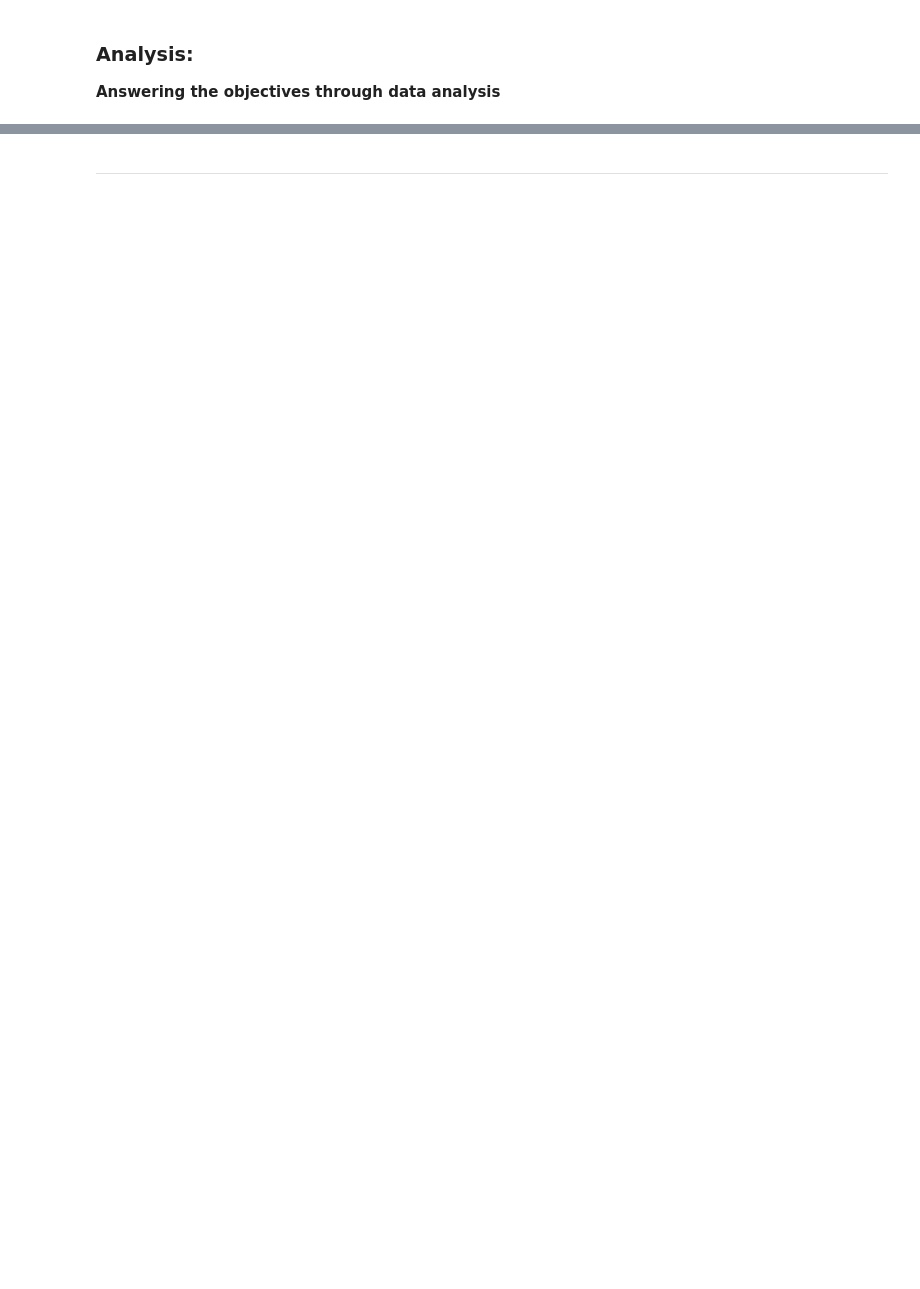
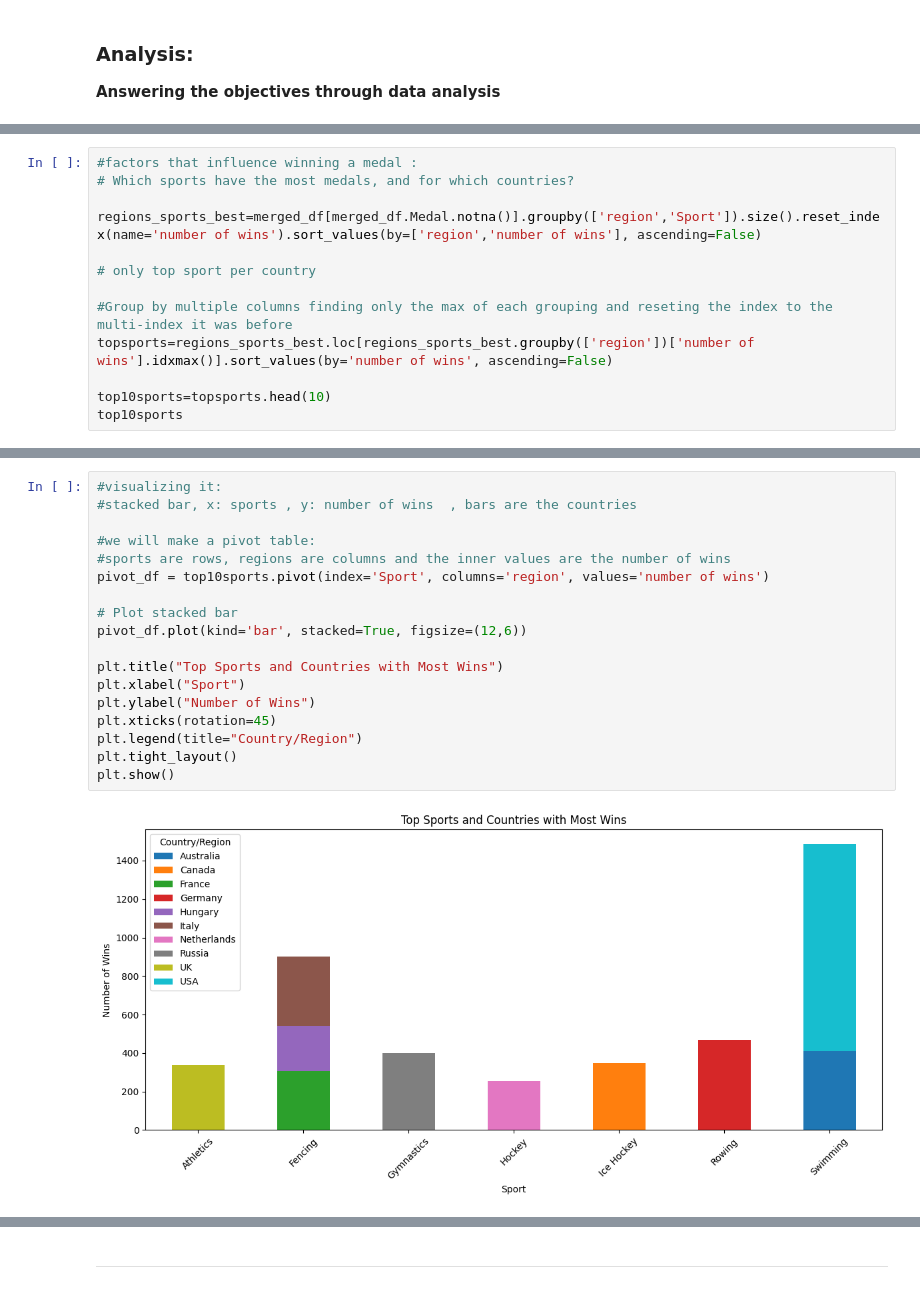
Before and after one commit to Yaqeenalsari/projecr2-Olympics, a Jupyter notebook: eda_template.ipynb, the cells around one changed output, grey strips where cells are left out. Drawn from its saved outputs; the diff is of its cells as text; blank space fills up the shorter version.

```diff
--- a/eda_template.ipynb
+++ b/eda_template.ipynb
@@ -516,0 +583,13 @@ plt.show()
+# %%
+#factors that influence winning a medal :
+# Which sports have the most medals, and for which countries?
+
+regions_sports_best=merged_df[merged_df.Medal.notna()].groupby(['region','Sport']).size().reset_index(name='number of wins').sort_values(by=['region','number of wins'], ascending=False)
+
+# only top sport per country
+
+#Group by multiple columns finding only the max of each grouping and reseting the index to the multi-index it was before
+topsports=regions_sports_best.loc[regions_sports_best.groupby(['region'])['number of wins'].idxmax()].sort_values(by='number of wins', ascending=False)
+
+top10sports=topsports.head(10)
+top10sports
@@ -516,0 +608,20 @@ plt.show()
+# %%
+#visualizing it:
+#stacked bar, x: sports , y: number of wins  , bars are the countries
+
+#we will make a pivot table:
+#sports are rows, regions are columns and the inner values are the number of wins
+pivot_df = top10sports.pivot(index='Sport', columns='region', values='number of wins')
+
+# Plot stacked bar
+pivot_df.plot(kind='bar', stacked=True, figsize=(12,6))
+
+plt.title("Top Sports and Countries with Most Wins")
+plt.xlabel("Sport")
+plt.ylabel("Number of Wins")
+plt.xticks(rotation=45)
+plt.legend(title="Country/Region")
+plt.tight_layout()
+plt.show()
+# %% [output]
+[figure, added]
```
Also changed, not shown: parts of 22 cells of this notebook.
